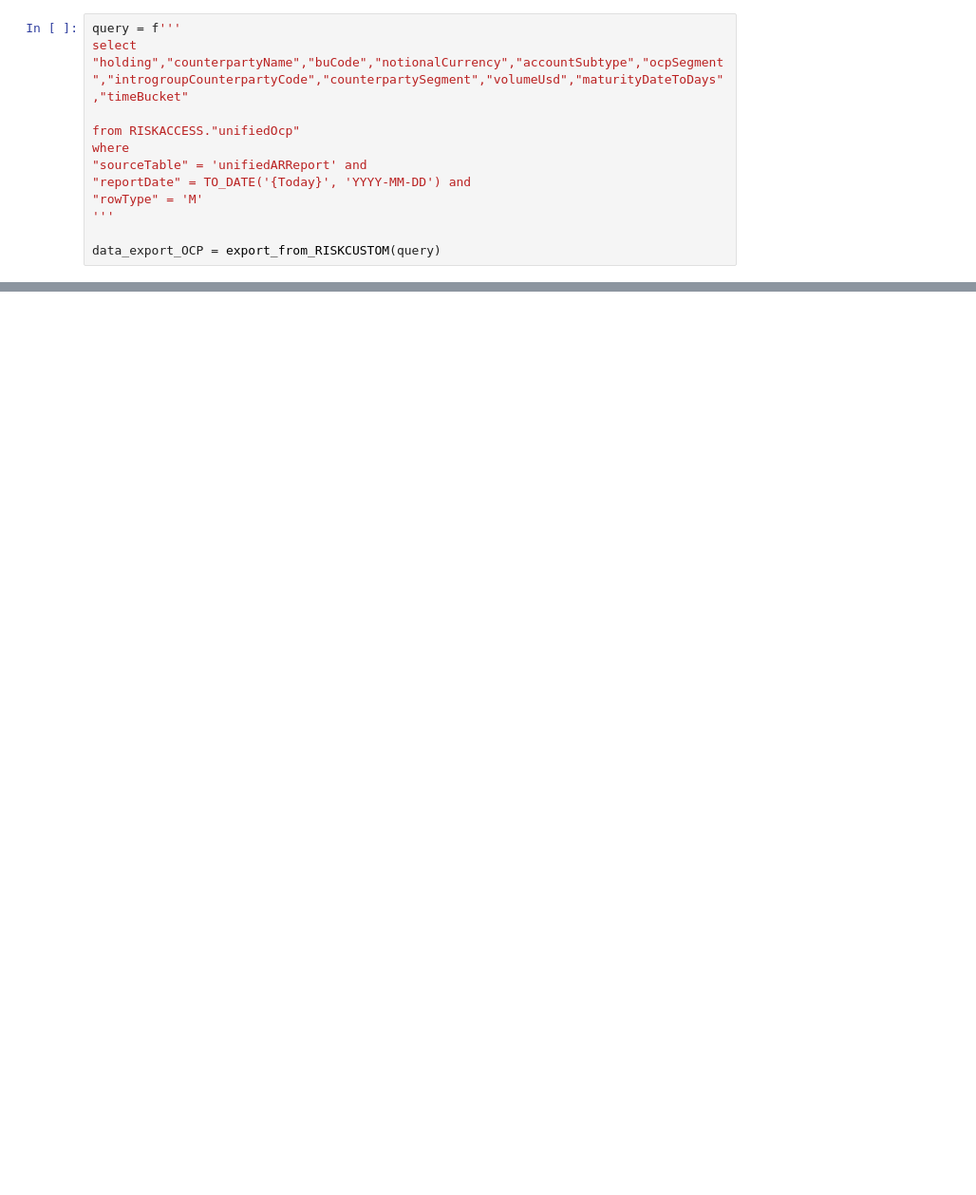
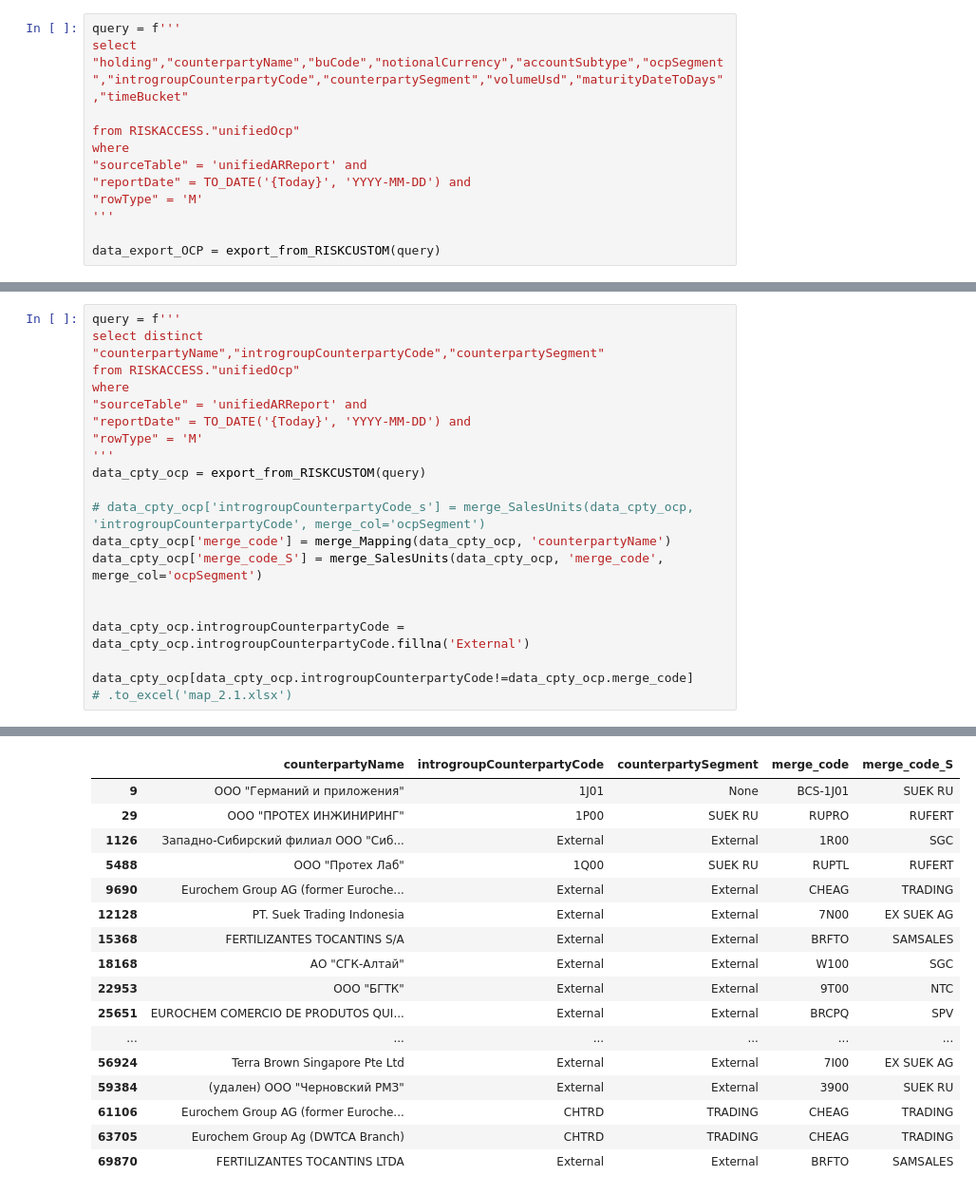
Before and after one commit to Lirollel/Work_AIM_Jupyter-Python-Pandas, a Jupyter notebook: OCP/Testing_bd/ARAP_unifiedOCP.ipynb, the cells around one changed output, grey strips where cells are left out. Shown at 95% size. Drawn from its saved outputs; the diff is of its cells as text; blank space fills up the shorter version.

```diff
--- a/OCP/Testing_bd/ARAP_unifiedOCP.ipynb
+++ b/OCP/Testing_bd/ARAP_unifiedOCP.ipynb
@@ -310,0 +305,22 @@ data_BD_merge
+# %%
+query = f'''
+select distinct
+"counterpartyName","introgroupCounterpartyCode","counterpartySegment"
+from RISKACCESS."unifiedOcp"
+where
+"sourceTable" = 'unifiedARReport' and
+"reportDate" = TO_DATE('{Today}', 'YYYY-MM-DD') and
+"rowType" = 'M'
+'''
+data_cpty_ocp = export_from_RISKCUSTOM(query)
+
+# data_cpty_ocp['introgroupCounterpartyCode_s'] = merge_SalesUnits(data_cpty_ocp, 'introgroupCounterpartyCode', merge_col='ocpSegment')
+data_cpty_ocp['merge_code'] = merge_Mapping(data_cpty_ocp, 'counterpartyName')
+data_cpty_ocp['merge_code_S'] = merge_SalesUnits(data_cpty_ocp, 'merge_code', merge_col='ocpSegment')
+
+
+data_cpty_ocp.introgroupCounterpartyCode = data_cpty_ocp.introgroupCounterpartyCode.fillna('External')
+
+data_cpty_ocp[data_cpty_ocp.introgroupCounterpartyCode!=data_cpty_ocp.merge_code]
+# .to_excel('map_2.1.xlsx')
+# %% [output]
@@ -310,0 +344,17 @@ data_BD_merge
+|  | counterpartyName | introgroupCounterpartyCode | counterpartySegment | merge_code | merge_code_S |
+| 9 | ООО "Германий и приложения" | 1J01 | None | BCS-1J01 | SUEK RU |
+| 29 | ООО "ПРОТЕХ ИНЖИНИРИНГ" | 1P00 | SUEK RU | RUPRO | RUFERT |
+| 1126 | Западно-Сибирский филиал ООО "Сиб... | External | External | 1R00 | SGC |
+| 5488 | ООО "Протех Лаб" | 1Q00 | SUEK RU | RUPTL | RUFERT |
+| 9690 | Eurochem Group AG (former Euroche... | External | External | CHEAG | TRADING |
+| 12128 | PT. Suek Trading Indonesia | External | External | 7N00 | EX SUEK AG |
+| 15368 | FERTILIZANTES TOCANTINS S/A | External | External | BRFTO | SAMSALES |
+| 18168 | АО "СГК-Алтай" | External | External | W100 | SGC |
+| 22953 | ООО "БГТК" | External | External | 9T00 | NTC |
+| 25651 | EUROCHEM COMERCIO DE PRODUTOS QUI... | External | External | BRCPQ | SPV |
+| ... | ... | ... | ... | ... | ... |
+| 56924 | Terra Brown Singapore Pte Ltd | External | External | 7I00 | EX SUEK AG |
+| 59384 | (удален) ООО "Черновский РМЗ" | External | External | 3900 | SUEK RU |
+| 61106 | Eurochem Group AG (former Euroche... | CHTRD | TRADING | CHEAG | TRADING |
+| 63705 | Eurochem Group Ag (DWTCA Branch) | CHTRD | TRADING | CHEAG | TRADING |
+| 69870 | FERTILIZANTES TOCANTINS LTDA | External | External | BRFTO | SAMSALES |
```
Also changed, not shown: parts of 21 cells of this notebook, 7 other files.
